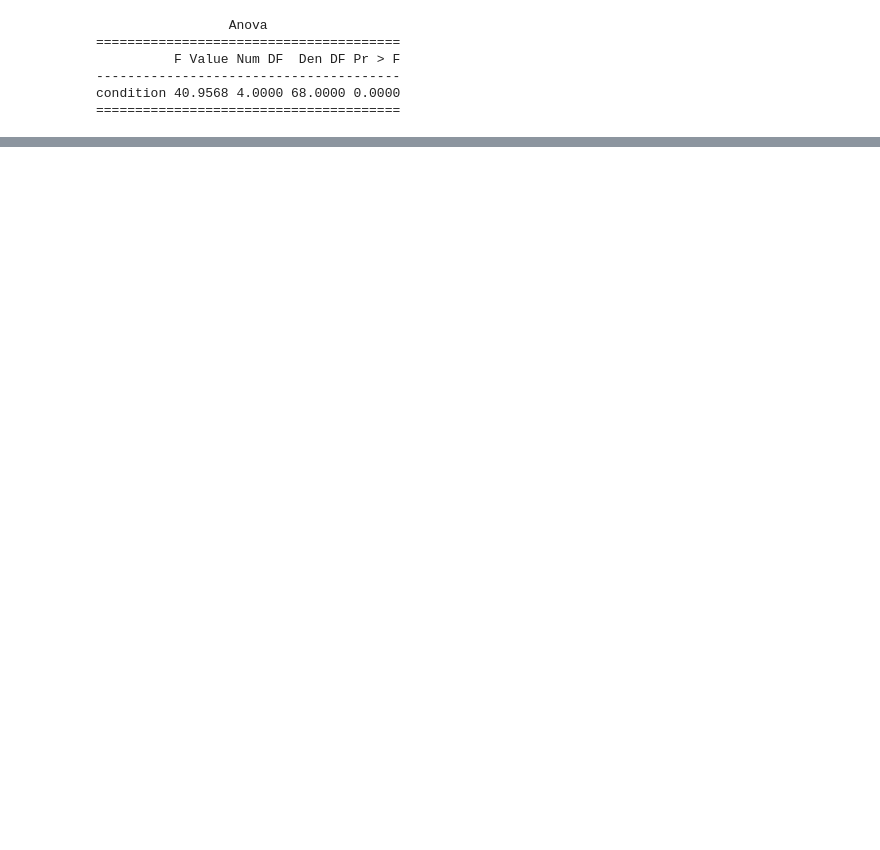
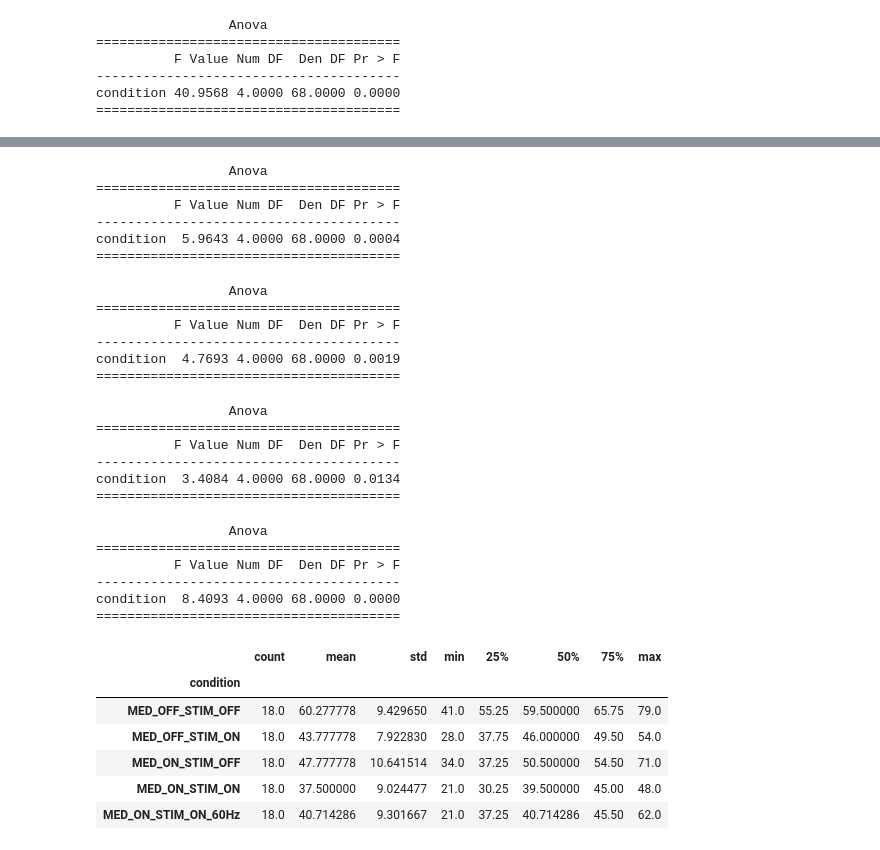
Before and after one commit to Le-bruit-de-nos-pas/3D_Kinematics_Freezing_of_Gait_Parkinson_2023, a Jupyter notebook: FOG_ANOVA (1).ipynb, the cells around one changed output, grey strips where cells are left out. Cells and saved outputs as stored; diff of their text form; code cells hidden in the pictures; blank space fills up the shorter version.

```diff
--- a/FOG_ANOVA (1).ipynb
+++ b/FOG_ANOVA (1).ipynb
@@ -25,4 +67,4 @@ print(FOG_Stim_conditions)
 
 [90 rows x 10 columns]
 # %%
-FOG_Stim_conditions["UPDRS_III"] = FOG_Stim_conditions.groupby("condition").transform(lambda x: x.fillna(x.mean()))["UPDRS_III"]
+FOG_Stim_conditions = FOG_Stim_conditions.fillna(FOG_Stim_conditions.groupby('condition').transform('mean'))
@@ -62,0 +141,66 @@ condition 40.9568 4.0000 68.0000 0.0000
+# %%
+#  Conduct the repeated measures ANOVA (SWS_time_s)
+
+print(AnovaRM(data=FOG_Stim_conditions,
+              depvar="SWS_time_s",
+              subject="patient",
+              within=["condition"]).fit())
+# %% [output]
+                 Anova
+=======================================
+          F Value Num DF  Den DF Pr > F
+---------------------------------------
+condition  5.9643 4.0000 68.0000 0.0004
+=======================================
+# %%
+#  Conduct the repeated measures ANOVA (SWS_N_FOG_Events)
+
+print(AnovaRM(data=FOG_Stim_conditions,
+              depvar="SWS_N_FOG_Events",
+              subject="patient",
+              within=["condition"]).fit())
+# %% [output]
+                 Anova
+=======================================
+          F Value Num DF  Den DF Pr > F
+---------------------------------------
+condition  4.7693 4.0000 68.0000 0.0019
+=======================================
+# %%
+#  Conduct the repeated measures ANOVA (HY)
+
+print(AnovaRM(data=FOG_Stim_conditions,
+              depvar="HY",
+              subject="patient",
+              within=["condition"]).fit())
+# %% [output]
+                 Anova
+=======================================
+          F Value Num DF  Den DF Pr > F
+---------------------------------------
+condition  3.4084 4.0000 68.0000 0.0134
+=======================================
+# %%
+#  Conduct the repeated measures ANOVA (AIMS)
+
+print(AnovaRM(data=FOG_Stim_conditions,
+              depvar="AIMS",
+              subject="patient",
+              within=["condition"]).fit())
+# %% [output]
+                 Anova
+=======================================
+          F Value Num DF  Den DF Pr > F
+---------------------------------------
+condition  8.4093 4.0000 68.0000 0.0000
+=======================================
+# %%
+FOG_Stim_conditions.groupby("condition").describe()["UPDRS_III"]
+# %% [output]
+|  | count | mean | std | min | 25% | 50% | 75% | max |
+| condition |  |  |  |  |  |  |  |  |
+| MED_OFF_STIM_OFF | 18.0 | 60.277778 | 9.429650 | 41.0 | 55.25 | 59.500000 | 65.75 | 79.0 |
+| MED_OFF_STIM_ON | 18.0 | 43.777778 | 7.922830 | 28.0 | 37.75 | 46.000000 | 49.50 | 54.0 |
+| MED_ON_STIM_OFF | 18.0 | 47.777778 | 10.641514 | 34.0 | 37.25 | 50.500000 | 54.50 | 71.0 |
+| MED_ON_STIM_ON | 18.0 | 37.500000 | 9.024477 | 21.0 | 30.25 | 39.500000 | 45.00 | 48.0 |
+| MED_ON_STIM_ON_60Hz | 18.0 | 40.714286 | 9.301667 | 21.0 | 37.25 | 40.714286 | 45.50 | 62.0 |
```
Also changed, not shown: parts of 17 cells of this notebook.
